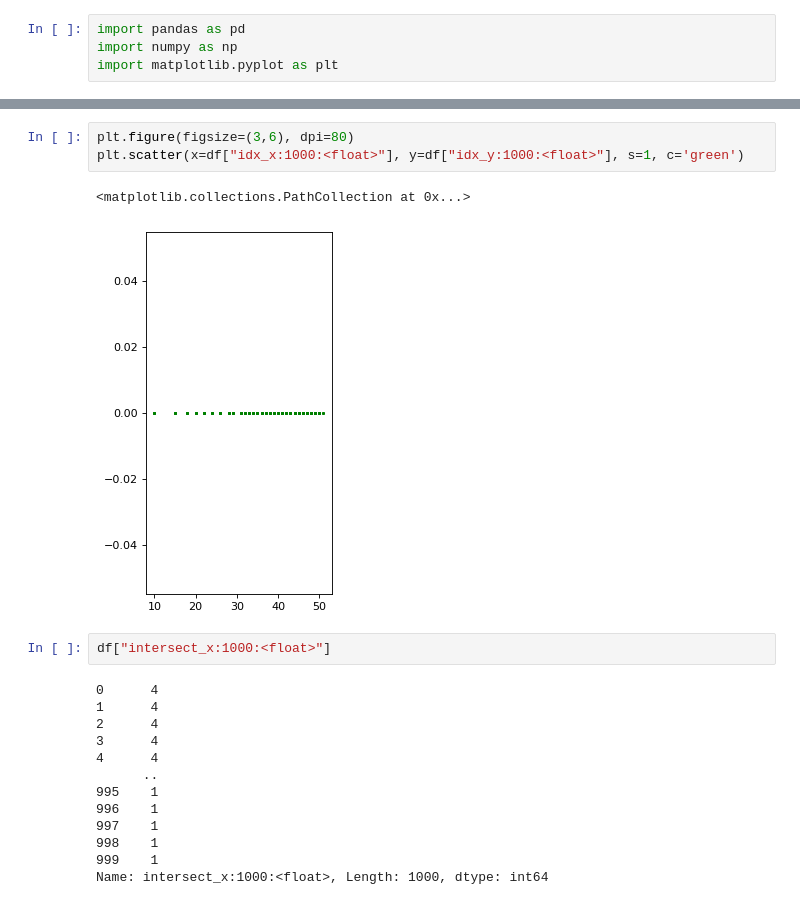
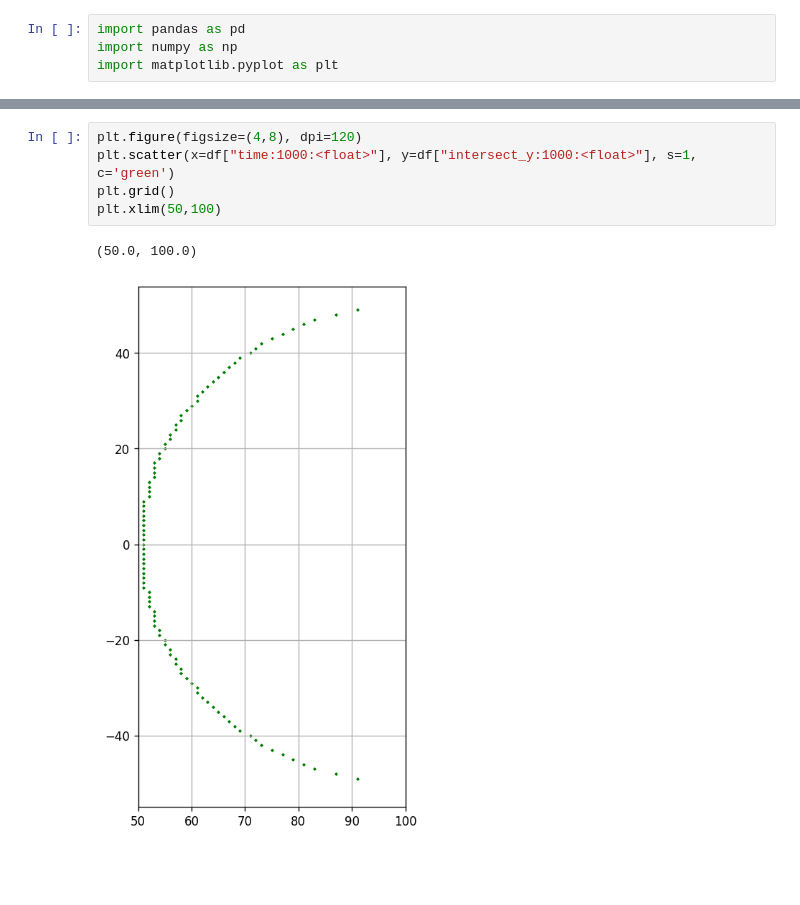
Before and after one commit to hitimr/Master-Thesis, a Jupyter notebook: src/experiments/precision/analysis.ipynb, the cells around one changed output, grey strips where cells are left out. Drawn from its saved outputs; the diff is of its cells as text; blank space fills up the shorter version.

```diff
--- a/src/experiments/precision/analysis.ipynb
+++ b/src/experiments/precision/analysis.ipynb
@@ -28,21 +42,8 @@ plt.scatter(x=df["gt_intersect_x:1000:<float>"], y=df["gt_intersect_y:1000:<floa
 # %%
-plt.figure(figsize=(3,6), dpi=80)
-plt.scatter(x=df["idx_x:1000:<float>"], y=df["idx_y:1000:<float>"], s=1, c='green')
+plt.figure(figsize=(4,8), dpi=120)
+plt.scatter(x=df["time:1000:<float>"], y=df["intersect_y:1000:<float>"], s=1, c='green')
+plt.grid()
+plt.xlim(50,100)
 # %% [output]
-<matplotlib.collections.PathCollection at 0x...>
+(50.0, 100.0)
-[figure, old version]
+[figure, new version]
-# %%
-df["intersect_x:1000:<float>"]
-# %% [output]
-0      4
-1      4
-2      4
-3      4
-4      4
-      ..
-995    1
-996    1
-997    1
-998    1
-999    1
-Name: intersect_x:1000:<float>, Length: 1000, dtype: int64
```
Also changed, not shown: parts of 3 cells of this notebook, 28 other files.
